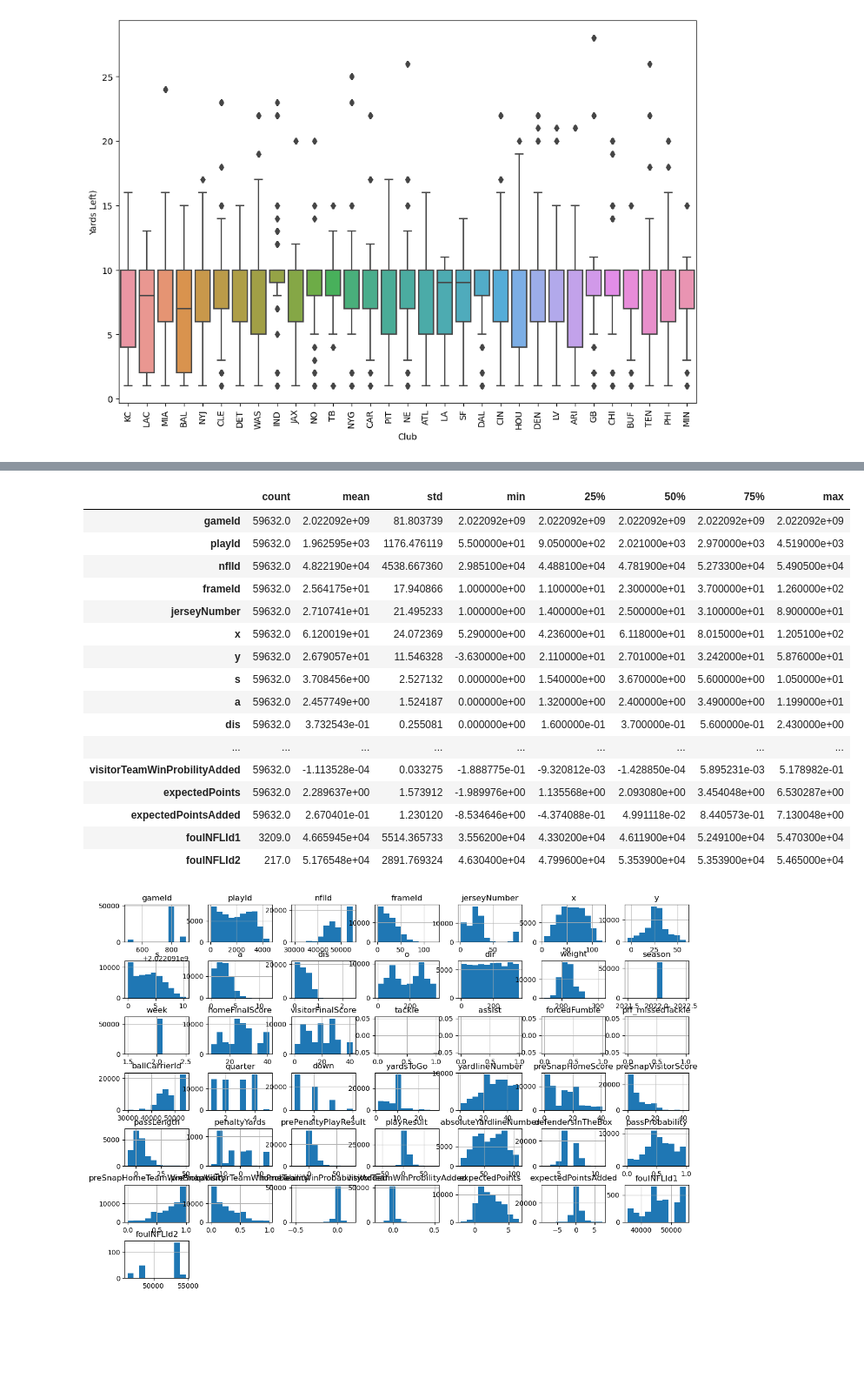
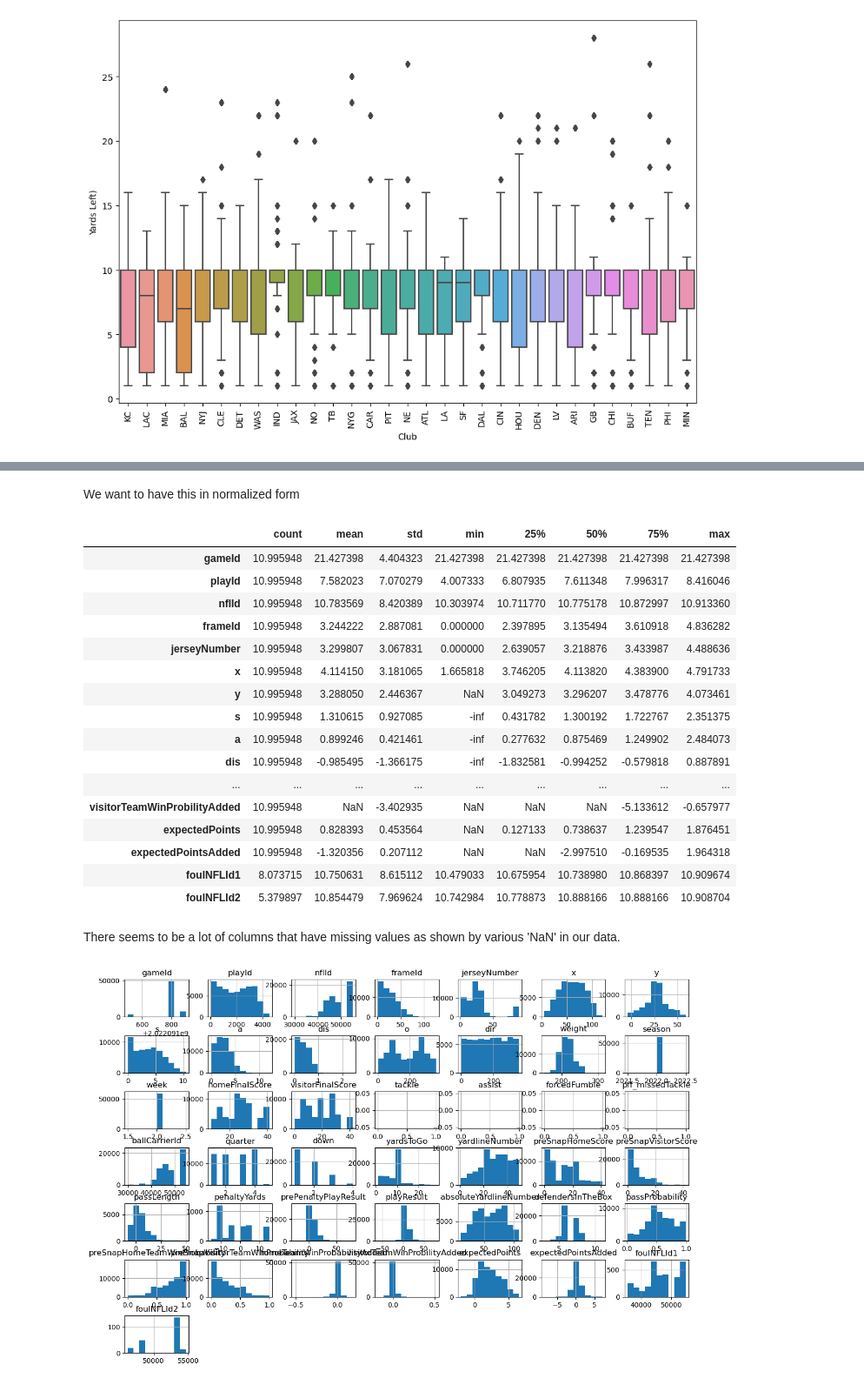
Before and after one commit to cyndiejn/CapstoneProject, a Jupyter notebook: Bootcamp Capstone Project - Data Wrangling copy.ipynb, the cells around one changed output, grey strips where cells are left out. Shown at 87% size. Cells and saved outputs as stored; diff of their text form; code cells hidden in the pictures; blank space fills up the shorter version.

Commit message:
updated data wrangling stage

```diff
--- a/Bootcamp Capstone Project - Data Wrangling copy.ipynb
+++ b/Bootcamp Capstone Project - Data Wrangling copy.ipynb
@@ -423,23 +483,27 @@ plt.xlabel('Club');
+# %% [markdown]
+We want to have this in normalized form
 # %%
-dataset.describe().T
+np.log(dataset.describe().T)
 # %% [output]
 |  | count | mean | std | min | 25% | 50% | 75% | max |
-| gameId | 59632.0 | 2.022092e+09 | 81.803739 | 2.022092e+09 | 2.022092e+09 | 2.022092e+09 | 2.022092e+09 | 2.022092e+09 |
-| playId | 59632.0 | 1.962595e+03 | 1176.476119 | 5.500000e+01 | 9.050000e+02 | 2.021000e+03 | 2.970000e+03 | 4.519000e+03 |
-| nflId | 59632.0 | 4.822190e+04 | 4538.667360 | 2.985100e+04 | 4.488100e+04 | 4.781900e+04 | 5.273300e+04 | 5.490500e+04 |
-| frameId | 59632.0 | 2.564175e+01 | 17.940866 | 1.000000e+00 | 1.100000e+01 | 2.300000e+01 | 3.700000e+01 | 1.260000e+02 |
-| jerseyNumber | 59632.0 | 2.710741e+01 | 21.495233 | 1.000000e+00 | 1.400000e+01 | 2.500000e+01 | 3.100000e+01 | 8.900000e+01 |
-| x | 59632.0 | 6.120019e+01 | 24.072369 | 5.290000e+00 | 4.236000e+01 | 6.118000e+01 | 8.015000e+01 | 1.205100e+02 |
-| y | 59632.0 | 2.679057e+01 | 11.546328 | -3.630000e+00 | 2.110000e+01 | 2.701000e+01 | 3.242000e+01 | 5.876000e+01 |
-| s | 59632.0 | 3.708456e+00 | 2.527132 | 0.000000e+00 | 1.540000e+00 | 3.670000e+00 | 5.600000e+00 | 1.050000e+01 |
-| a | 59632.0 | 2.457749e+00 | 1.524187 | 0.000000e+00 | 1.320000e+00 | 2.400000e+00 | 3.490000e+00 | 1.199000e+01 |
-| dis | 59632.0 | 3.732543e-01 | 0.255081 | 0.000000e+00 | 1.600000e-01 | 3.700000e-01 | 5.600000e-01 | 2.430000e+00 |
+| gameId | 10.995948 | 21.427398 | 4.404323 | 21.427398 | 21.427398 | 21.427398 | 21.427398 | 21.427398 |
+| playId | 10.995948 | 7.582023 | 7.070279 | 4.007333 | 6.807935 | 7.611348 | 7.996317 | 8.416046 |
+| nflId | 10.995948 | 10.783569 | 8.420389 | 10.303974 | 10.711770 | 10.775178 | 10.872997 | 10.913360 |
+| frameId | 10.995948 | 3.244222 | 2.887081 | 0.000000 | 2.397895 | 3.135494 | 3.610918 | 4.836282 |
+| jerseyNumber | 10.995948 | 3.299807 | 3.067831 | 0.000000 | 2.639057 | 3.218876 | 3.433987 | 4.488636 |
+| x | 10.995948 | 4.114150 | 3.181065 | 1.665818 | 3.746205 | 4.113820 | 4.383900 | 4.791733 |
+| y | 10.995948 | 3.288050 | 2.446367 | NaN | 3.049273 | 3.296207 | 3.478776 | 4.073461 |
+| s | 10.995948 | 1.310615 | 0.927085 | -inf | 0.431782 | 1.300192 | 1.722767 | 2.351375 |
+| a | 10.995948 | 0.899246 | 0.421461 | -inf | 0.277632 | 0.875469 | 1.249902 | 2.484073 |
+| dis | 10.995948 | -0.985495 | -1.366175 | -inf | -1.832581 | -0.994252 | -0.579818 | 0.887891 |
 | ... | ... | ... | ... | ... | ... | ... | ... | ... |
-| visitorTeamWinProbilityAdded | 59632.0 | -1.113528e-04 | 0.033275 | -1.888775e-01 | -9.320812e-03 | -1.428850e-04 | 5.895231e-03 | 5.178982e-01 |
-| expectedPoints | 59632.0 | 2.289637e+00 | 1.573912 | -1.989976e+00 | 1.135568e+00 | 2.093080e+00 | 3.454048e+00 | 6.530287e+00 |
-| expectedPointsAdded | 59632.0 | 2.670401e-01 | 1.230120 | -8.534646e+00 | -4.374088e-01 | 4.991118e-02 | 8.440573e-01 | 7.130048e+00 |
-| foulNFLId1 | 3209.0 | 4.665945e+04 | 5514.365733 | 3.556200e+04 | 4.330200e+04 | 4.611900e+04 | 5.249100e+04 | 5.470300e+04 |
-| foulNFLId2 | 217.0 | 5.176548e+04 | 2891.769324 | 4.630400e+04 | 4.799600e+04 | 5.353900e+04 | 5.353900e+04 | 5.465000e+04 |
+| visitorTeamWinProbilityAdded | 10.995948 | NaN | -3.402935 | NaN | NaN | NaN | -5.133612 | -0.657977 |
+| expectedPoints | 10.995948 | 0.828393 | 0.453564 | NaN | 0.127133 | 0.738637 | 1.239547 | 1.876451 |
+| expectedPointsAdded | 10.995948 | -1.320356 | 0.207112 | NaN | NaN | -2.997510 | -0.169535 | 1.964318 |
+| foulNFLId1 | 8.073715 | 10.750631 | 8.615112 | 10.479033 | 10.675954 | 10.738980 | 10.868397 | 10.909674 |
+| foulNFLId2 | 5.379897 | 10.854479 | 7.969624 | 10.742984 | 10.778873 | 10.888166 | 10.888166 | 10.908704 |
+# %% [markdown]
+There seems to be a lot of columns that have missing values as shown by various 'NaN' in our data.
 # %%
 dataset.hist(figsize = (15,10))
 plt.subplots_adjust(hspace = .5);
```
Also changed, not shown: parts of 21 cells of this notebook.
